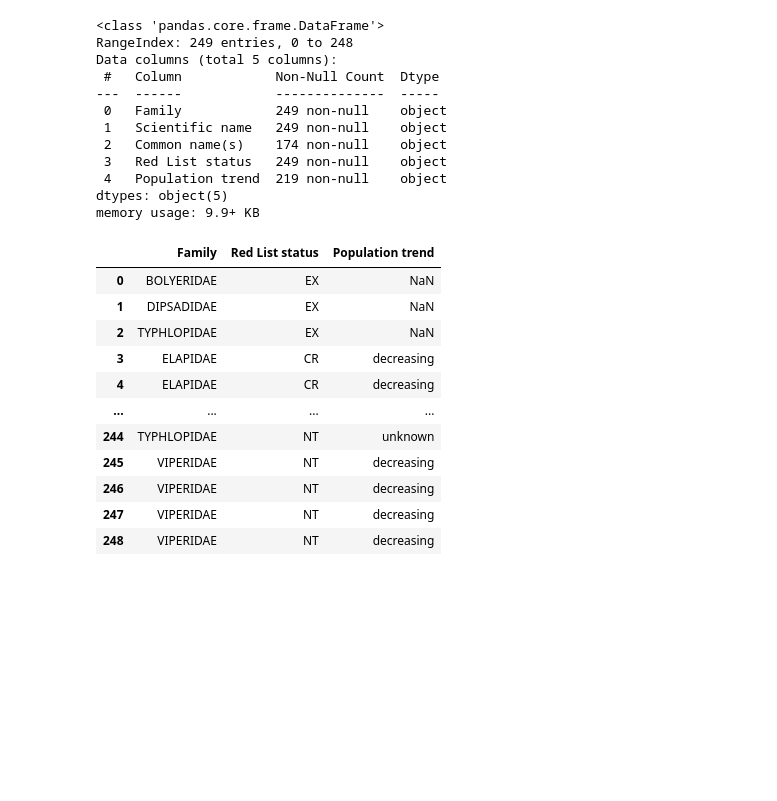
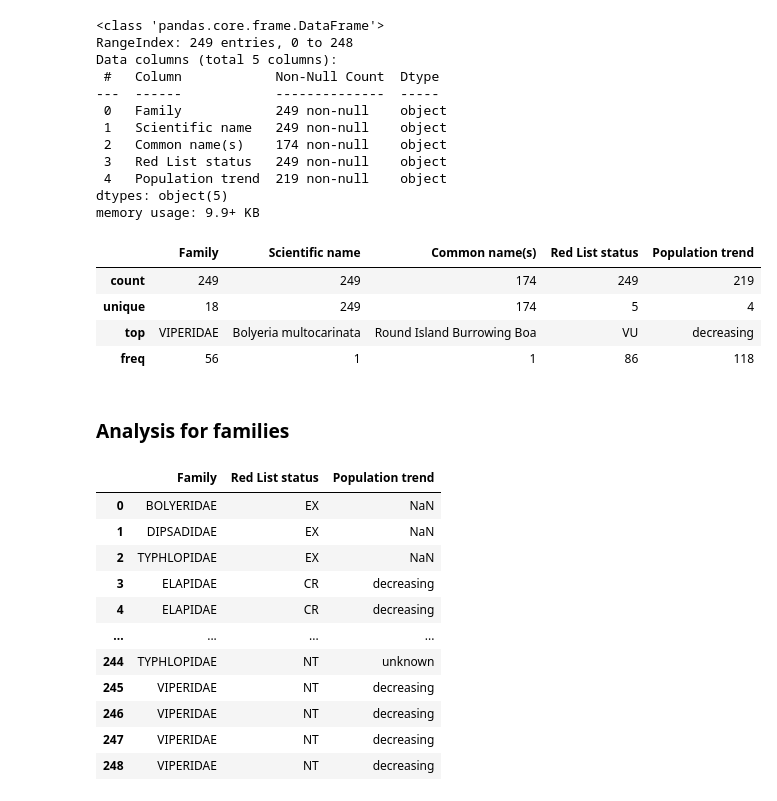
Before and after one commit to AlexaS17/snake_conservation_status, a Jupyter notebook: Data_Exploration.ipynb, the cells around one changed output. Saved outputs shown, nothing was run; the diff lists cells and outputs as text; code cells hidden in the pictures; blank space fills up the shorter version.

Commit message:
Exploratory analysis

```diff
--- a/Data_Exploration.ipynb
+++ b/Data_Exploration.ipynb
@@ -38,4 +39,14 @@ Data columns (total 5 columns):
  4   Population trend  219 non-null    object
 dtypes: object(5)
 memory usage: 9.9+ KB
+# %%
+df.describe()
+# %% [output]
+|  | Family | Scientific name | Common name(s) | Red List status | Population trend |
+| count | 249 | 249 | 174 | 249 | 219 |
+| unique | 18 | 249 | 174 | 5 | 4 |
+| top | VIPERIDAE | Bolyeria multocarinata | Round Island Burrowing Boa | VU | decreasing |
+| freq | 56 | 1 | 1 | 86 | 118 |
+# %% [markdown]
+### Analysis for families
 # %%
```
Also changed, not shown: parts of 18 cells of this notebook.
